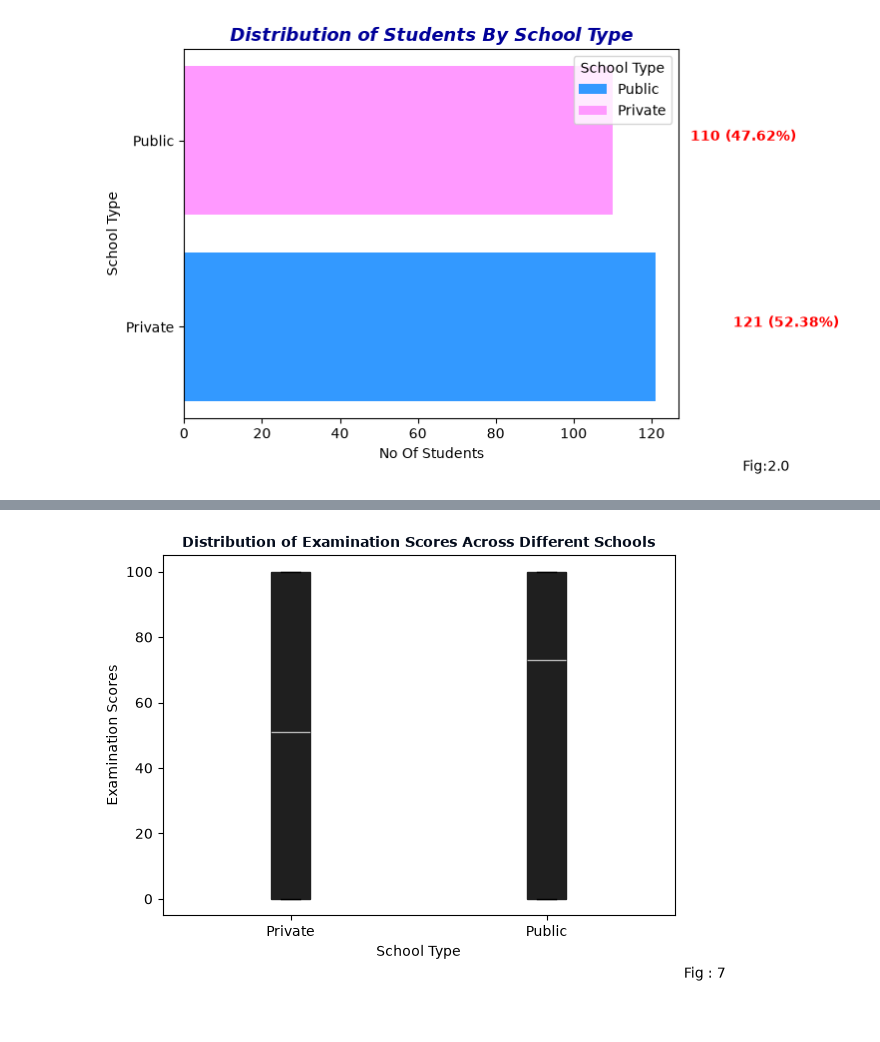
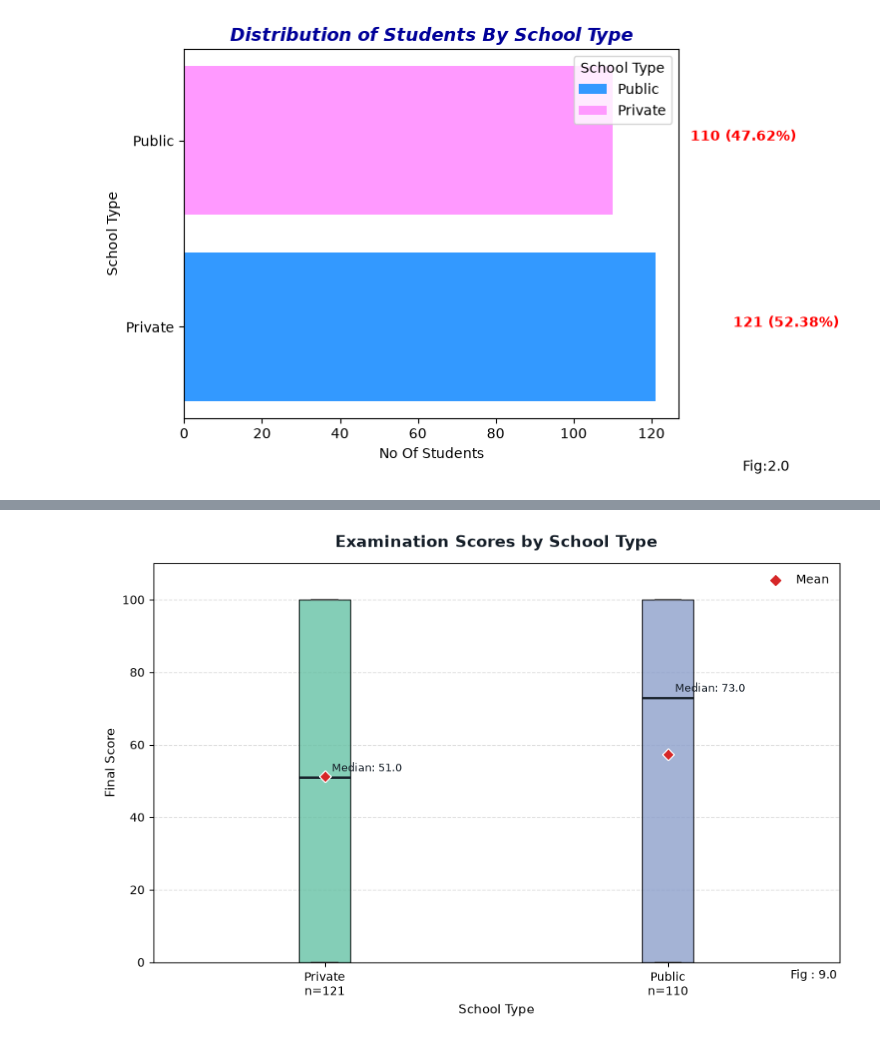
Before and after one commit to bbf18alvinne/student-performance-, a Jupyter notebook: outputs/datavisulization.ipynb, the cells around one changed output, grey strips where cells are left out. Cells and saved outputs as stored; diff of their text form; code cells hidden in the pictures.

```diff
--- a/outputs/datavisulization.ipynb
+++ b/outputs/datavisulization.ipynb
@@ -357,27 +357,78 @@ plt.show()
 # %%
+plot_data = df[["School_Type", "Final_Score"]].copy()
+plot_data["Final_Score"] = pd.to_numeric(plot_data["Final_Score"], errors="coerce")
+plot_data["School_Type"] = plot_data["School_Type"].astype(str).str.strip()
+plot_data = plot_data.dropna(subset=["Final_Score"])
+plot_data = plot_data[plot_data["School_Type"] != ""]
 
-plt.figure(figsize=(8, 5))
-df["Exam_Score"] = pd.to_numeric(df["Final_Score"], errors="coerce")
-df.boxplot(
-    column='Exam_Score',
-    by='School_Type',
-    grid=False,
-    patch_artist=True
+school_types = sorted(plot_data["School_Type"].unique())
+score_groups = [
+    plot_data.loc[plot_data["School_Type"] == school, "Final_Score"].values
+    for school in school_types
+]
+
+fig, ax = plt.subplots(figsize=(9, 6))
+
+box = ax.boxplot(
+    score_groups,
+    patch_artist=True,
+    showmeans=True,
+    meanprops=dict(
+        marker="D",
+        markerfacecolor="#d62728",
+        markeredgecolor="white",
+        markersize=7
+    ),
+    medianprops=dict(color="#17202a", linewidth=2),
+    whiskerprops=dict(color="#555555", linewidth=1.3),
+    capprops=dict(color="#555555", linewidth=1.3),
+    flierprops=dict(
+        marker="o",
+        markerfacecolor="#777777",
+        markeredgecolor="white",
+        markersize=5,
+        alpha=0.7
+    )
 )
 
-plt.title(
-    'Distribution of Examination Scores Across Different Schools',
-    color='#040c1c',
-    fontweight='bold',
-    fontsize=10,
-    fontfamily='verdana'
+palette = ["#66c2a5", "#8da0cb", "#fc8d62", "#e78ac3"]
+for patch, color in zip(box["boxes"], palette):
+    patch.set_facecolor(color)
+    patch.set_alpha(0.8)
+
+ax.set_xticks(range(1, len(school_types) + 1))
+ax.set_xticklabels([
+    f"{school}\nn={len(scores)}"
+    for school, scores in zip(school_types, score_groups)
+])
+
+for position, scores in enumerate(score_groups, start=1):
+    median = pd.Series(scores).median()
+    ax.annotate(
+        f"Median: {median:.1f}",
+        (position, median),
+        xytext=(6, 5),
+        textcoords="offset points",
+        fontsize=9,
+        color="#17202a"
+    )
+
+ax.scatter([], [], marker="D", color="#d62728", label="Mean")
+ax.set_title(
+    "Examination Scores by School Type",
+    fontsize=14,
+    fontweight="bold",
+    color="#17202a",
+    pad=14
 )
+ax.set_xlabel("School Type", fontsize=11)
+ax.set_ylabel("Final Score", fontsize=11)
+ax.set_ylim(0, max(100, plot_data["Final_Score"].max() + 10))
+ax.grid(axis="y", linestyle="--", alpha=0.4)
+ax.set_axisbelow(True)
+ax.legend(frameon=False, loc="best")
+plt.figtext(0.98, 0.1, 'Fig : 9.0', ha='right')
 
-plt.suptitle('')
-plt.xlabel('School Type')
-plt.ylabel('Examination Scores')
-
-plt.figtext(0.98, 0.02, 'Fig : 7', ha='right')
-
+fig.tight_layout()
 plt.show()
 # %% [output]
@@ -385,2 +435,2 @@ plt.show()
-[figure, old version]
+[figure, new version]
 # %%
```
Also changed, not shown: parts of 11 cells of this notebook, 2 other files.
